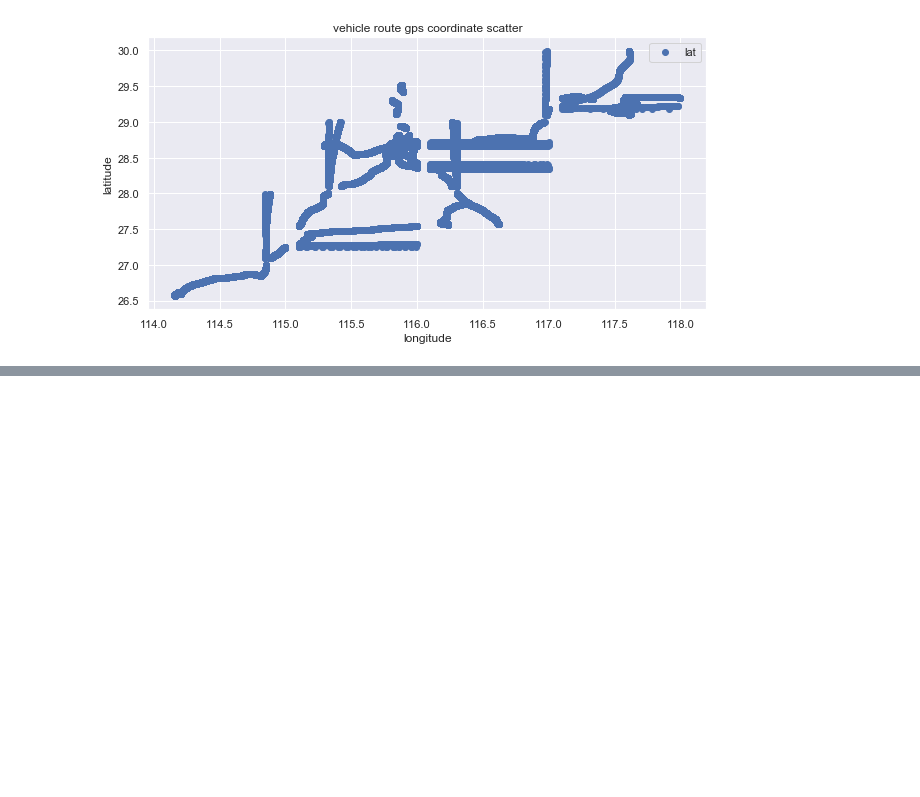
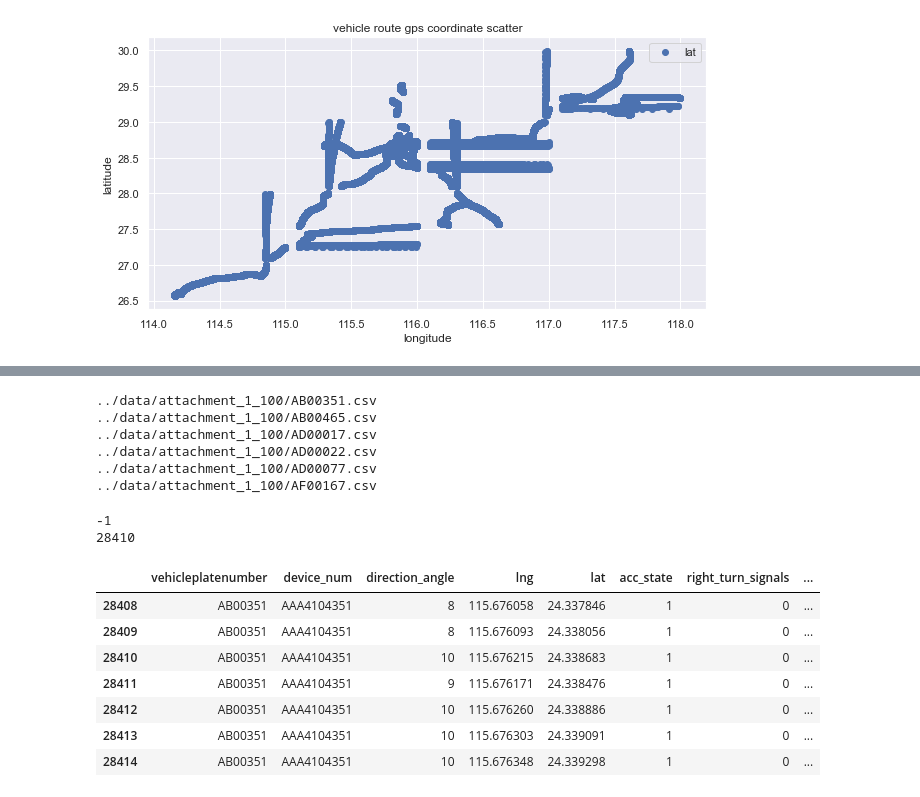
Before and after one commit to flowerlake/Tipdm_2019_C, a Jupyter notebook: data_processing/explore data.ipynb, the cells around one changed output, grey strips where cells are left out. Cells and saved outputs as stored; diff of their text form; code cells hidden in the pictures; blank space fills up the shorter version.

```diff
--- a/data_processing/explore data.ipynb
+++ b/data_processing/explore data.ipynb
@@ -35,4 +35,4 @@ array(['../data/attachment_1_100/AA00001.csv',
        '../data/attachment_1_100/AA00173.csv'], dtype='<U36')
 # %%
 # load data
-each_vehicle = pd.read_csv(filepath[0])
+each_vehicle = pd.read_csv(filepath[1])
@@ -48,0 +59,42 @@ plt.show()
+# %%
+abnormal_file = []
+for file in filepath:
+    # load data
+    each_vehicle = pd.read_csv(file)
+    mileage = each_vehicle["mileage"]
+    diff = [mileage[i+1]-mileage[i] for i in range(len(mileage)-1)]
+    for i in diff:
+        if i < 0:
+            abnormal_file.append(file)
+            print(file)
+            break
+# %% [output]
+../data/attachment_1_100/AB00351.csv
+../data/attachment_1_100/AB00465.csv
+../data/attachment_1_100/AD00017.csv
+../data/attachment_1_100/AD00022.csv
+../data/attachment_1_100/AD00077.csv
+../data/attachment_1_100/AF00167.csv
+# %%
+each_vehicle = pd.read_csv(abnormal_file[0])
+mileage = each_vehicle["mileage"]
+diff = [mileage[i+1]-mileage[i] for i in range(len(mileage)-1)]
+for i in diff:
+    if i < 0:
+        print(i)
+        print(diff.index(i))
+#         abnormal_file.append(file)
+# %% [output]
+-1
+28410
+# %%
+each_vehicle[28408:28415]
+# %% [output]
+|  | vehicleplatenumber | device_num | direction_angle | lng | lat | acc_state | right_turn_signals | ... |
+| 28408 | AB00351 | AAA4104351 | 8 | 115.676058 | 24.337846 | 1 | 0 | ... |
+| 28409 | AB00351 | AAA4104351 | 8 | 115.676093 | 24.338056 | 1 | 0 | ... |
+| 28410 | AB00351 | AAA4104351 | 10 | 115.676215 | 24.338683 | 1 | 0 | ... |
+| 28411 | AB00351 | AAA4104351 | 9 | 115.676171 | 24.338476 | 1 | 0 | ... |
+| 28412 | AB00351 | AAA4104351 | 10 | 115.676260 | 24.338886 | 1 | 0 | ... |
+| 28413 | AB00351 | AAA4104351 | 10 | 115.676303 | 24.339091 | 1 | 0 | ... |
+| 28414 | AB00351 | AAA4104351 | 10 | 115.676348 | 24.339298 | 1 | 0 | ... |
```
Also changed, not shown: parts of 3 cells of this notebook, 1 other file.
